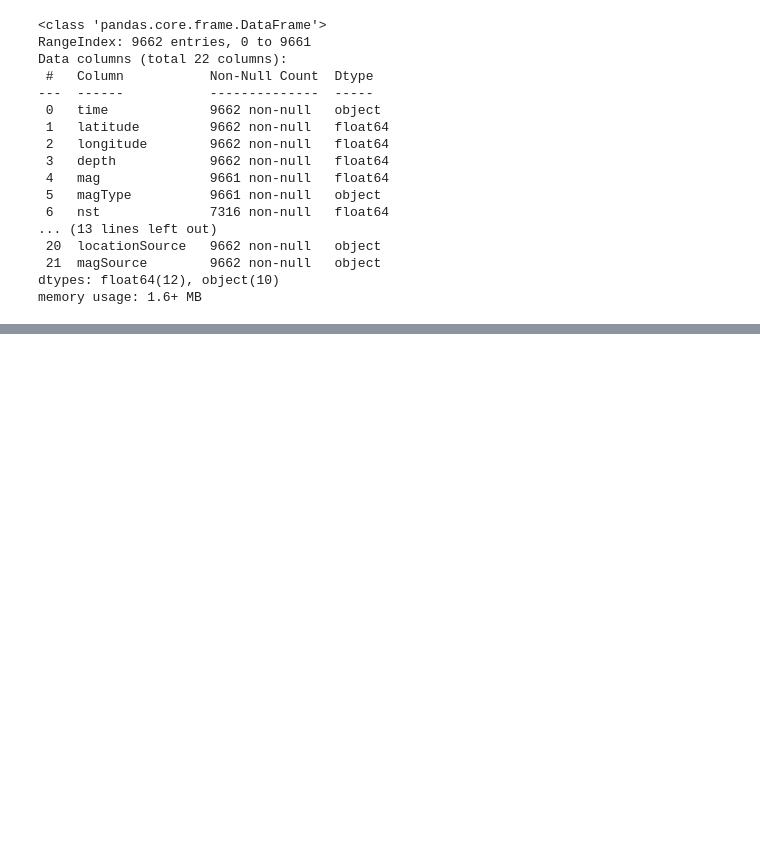
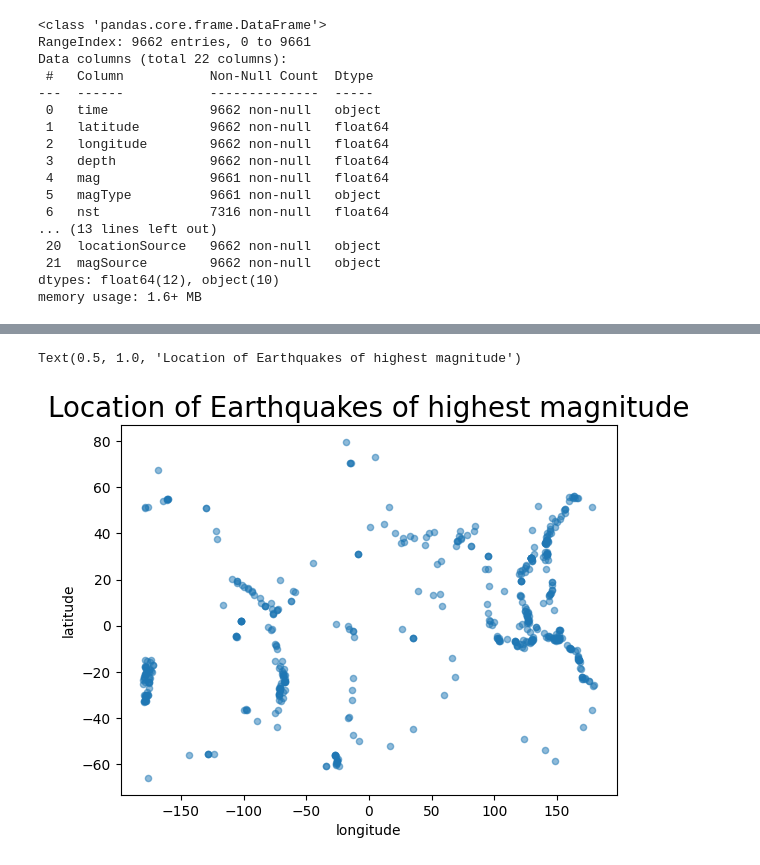
Before and after one commit to Rokeeb17/DS-Assignments, a Jupyter notebook: Assignment5.ipynb, the cells around one changed output, grey strips where cells are left out. Drawn from its saved outputs; the diff is of its cells as text; code cells hidden in the pictures; blank space fills up the shorter version.

```diff
--- a/Assignment5.ipynb
+++ b/Assignment5.ipynb
@@ -76,0 +139,8 @@ correlations
+# %%
+top50 = realData.sort_values('mag', ascending=False).head(500)
+
+top50.plot(kind="scatter", x="longitude", y="latitude", alpha=0.5) ##alpha allows for density
+plt.title('Location of Earthquakes of highest magnitude', fontsize=20)
+# %% [output]
+Text(0.5, 1.0, 'Location of Earthquakes of highest magnitude')
+[figure, added]
```
Also changed, not shown: parts of 14 cells of this notebook.
